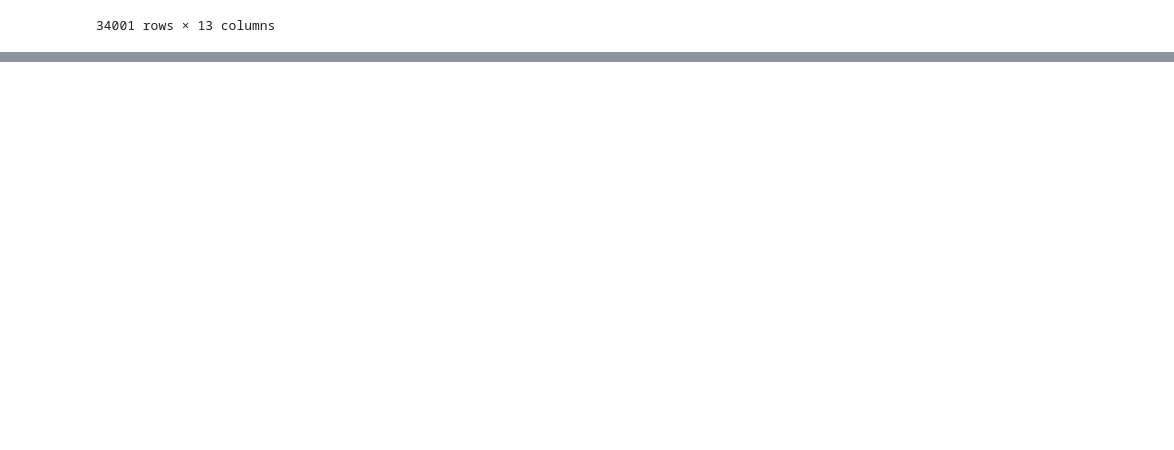
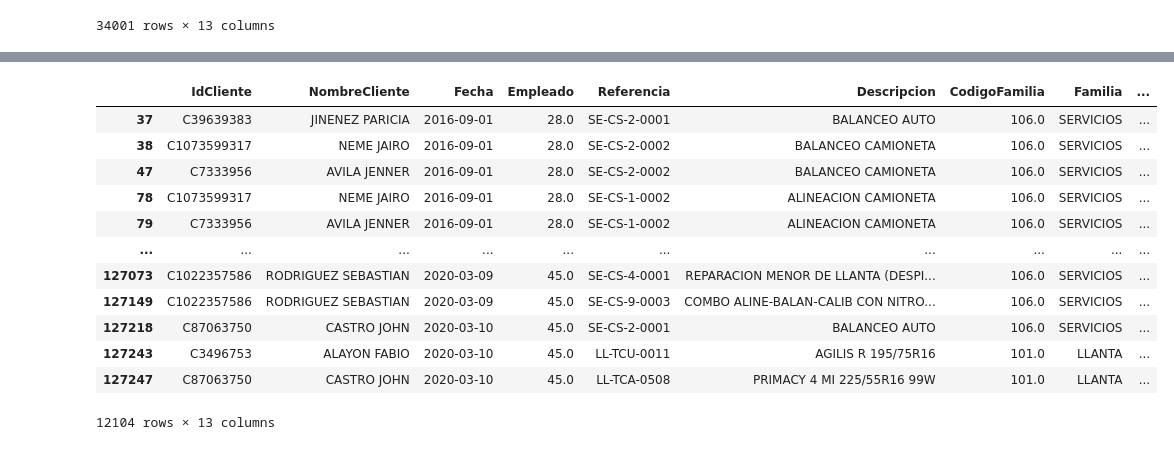
Before and after one commit to JuarezEmmanuel/Data-Science-Python, a Jupyter notebook: Pandas.ipynb, the cells around one changed output, grey strips where cells are left out. Saved outputs shown, nothing was run; the diff lists cells and outputs as text; code cells hidden in the pictures; blank space fills up the shorter version.

```diff
--- a/Pandas.ipynb
+++ b/Pandas.ipynb
@@ -254,0 +289,18 @@ df.loc[(df['Sede'] == 'Suba') | (df['Familia'] == 'LLANTA')]
+# %%
+# Seleccionar las filas con area entre 30 y 34
+
+df.loc[(df['Area'] == 30) | (df['Area'] == 34)]
+# %% [output]
+|  | IdCliente | NombreCliente | Fecha | Empleado | Referencia | Descripcion | CodigoFamilia | Familia | ... |
+| 37 | C39639383 | JINENEZ PARICIA | 2016-09-01 | 28.0 | SE-CS-2-0001 | BALANCEO AUTO | 106.0 | SERVICIOS | ... |
+| 38 | C1073599317 | NEME JAIRO | 2016-09-01 | 28.0 | SE-CS-2-0002 | BALANCEO CAMIONETA | 106.0 | SERVICIOS | ... |
+| 47 | C7333956 | AVILA JENNER | 2016-09-01 | 28.0 | SE-CS-2-0002 | BALANCEO CAMIONETA | 106.0 | SERVICIOS | ... |
+| 78 | C1073599317 | NEME JAIRO | 2016-09-01 | 28.0 | SE-CS-1-0002 | ALINEACION CAMIONETA | 106.0 | SERVICIOS | ... |
+| 79 | C7333956 | AVILA JENNER | 2016-09-01 | 28.0 | SE-CS-1-0002 | ALINEACION CAMIONETA | 106.0 | SERVICIOS | ... |
+| ... | ... | ... | ... | ... | ... | ... | ... | ... | ... |
+| 127073 | C1022357586 | RODRIGUEZ SEBASTIAN | 2020-03-09 | 45.0 | SE-CS-4-0001 | REPARACION MENOR DE LLANTA (DESPI... | 106.0 | SERVICIOS | ... |
+| 127149 | C1022357586 | RODRIGUEZ SEBASTIAN | 2020-03-09 | 45.0 | SE-CS-9-0003 | COMBO ALINE-BALAN-CALIB CON NITRO... | 106.0 | SERVICIOS | ... |
+| 127218 | C87063750 | CASTRO JOHN | 2020-03-10 | 45.0 | SE-CS-2-0001 | BALANCEO AUTO | 106.0 | SERVICIOS | ... |
+| 127243 | C3496753 | ALAYON FABIO | 2020-03-10 | 45.0 | LL-TCU-0011 | AGILIS R 195/75R16 | 101.0 | LLANTA | ... |
+| 127247 | C87063750 | CASTRO JOHN | 2020-03-10 | 45.0 | LL-TCA-0508 | PRIMACY 4 MI 225/55R16 99W | 101.0 | LLANTA | ... |
+12104 rows × 13 columns
```
Also changed, not shown: parts of 9 cells of this notebook.
